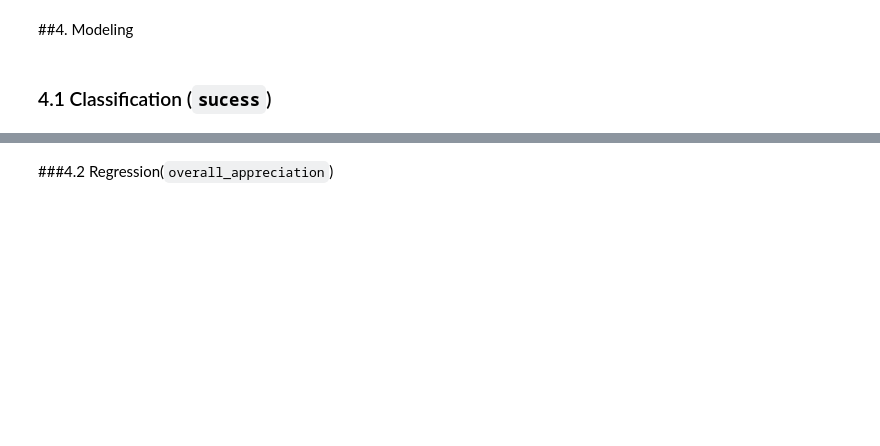
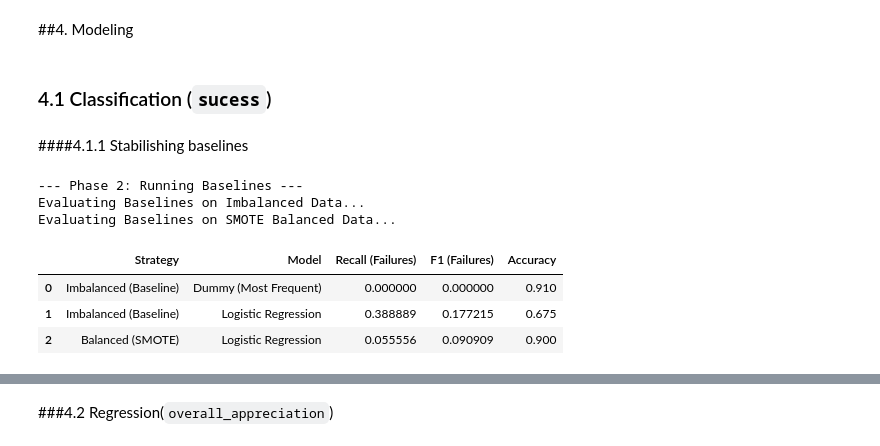
Before and after one commit to freitas-oa/Computer-Vision, a Jupyter notebook: Food_acceptance_project.ipynb, the cells around one changed output, grey strips where cells are left out. Drawn from its saved outputs; the diff is of its cells as text; code cells hidden in the pictures; blank space fills up the shorter version.

```diff
--- a/Food_acceptance_project.ipynb
+++ b/Food_acceptance_project.ipynb
@@ -782,3 +830,66 @@ Balanced Train shape: (2952, 97) | Class Dist: {0: 1476, 1: 1476}
 ##4. Modeling
 # %% [markdown]
 ### 4.1 Classification (`sucess`)
+# %% [markdown]
+####4.1.1 Stabilishing baselines
+# %%
+import pandas as pd
+import numpy as np
+from sklearn.dummy import DummyClassifier
+from sklearn.linear_model import LogisticRegression
+from sklearn.metrics import f1_score, recall_score, accuracy_score, average_precision_score
+
+# 1. Define Baseline Models
+# Logistic Regression: Added class_weight='balanced' for the imbalanced run
+baseline_models = {
+    "Dummy (Most Frequent)": DummyClassifier(strategy='most_frequent'),
+    "Logistic Regression": LogisticRegression(max_iter=1000, class_weight='balanced', random_state=42)
+}
+
+baseline_results = []
+
+print("--- Phase 2: Running Baselines ---")
+
+# A. Run on Imbalanced (Raw) Training Data
+print("Evaluating Baselines on Imbalanced Data...")
+for name, model in baseline_models.items():
+    model.fit(X_train_df, y_train_class)
+    y_pred = model.predict(X_val_df)
+
+    baseline_results.append({
+        "Strategy": "Imbalanced (Baseline)",
+        "Model": name,
+        "Recall (Failures)": recall_score(y_val_class, y_pred, pos_label=0),
+        "F1 (Failures)": f1_score(y_val_class, y_pred, pos_label=0),
+        "Accuracy": accuracy_score(y_val_class, y_pred)
+    })
+
+# B. Run on Balanced (SMOTE) Training Data
+print("Evaluating Baselines on SMOTE Balanced Data...")
+for name, model in baseline_models.items():
+    if "Dummy" in name: continue # Skip Dummy for SMOTE
+
+    # Create clean instance (remove class_weight since data is balanced)
+    clean_model = LogisticRegression(max_iter=1000, random_state=42)
+    clean_model.fit(X_train_bal, y_train_bal)
+    y_pred = clean_model.predict(X_val_df)
+
+    baseline_results.append({
+        "Strategy": "Balanced (SMOTE)",
+        "Model": name,
+        "Recall (Failures)": recall_score(y_val_class, y_pred, pos_label=0),
+        "F1 (Failures)": f1_score(y_val_class, y_pred, pos_label=0),
+        "Accuracy": accuracy_score(y_val_class, y_pred)
+    })
+
+# Display
+df_baselines = pd.DataFrame(baseline_results)
+display(df_baselines)
+# %% [output]
+--- Phase 2: Running Baselines ---
+Evaluating Baselines on Imbalanced Data...
+Evaluating Baselines on SMOTE Balanced Data...
+|  | Strategy | Model | Recall (Failures) | F1 (Failures) | Accuracy |
+| 0 | Imbalanced (Baseline) | Dummy (Most Frequent) | 0.000000 | 0.000000 | 0.910 |
+| 1 | Imbalanced (Baseline) | Logistic Regression | 0.388889 | 0.177215 | 0.675 |
+| 2 | Balanced (SMOTE) | Logistic Regression | 0.055556 | 0.090909 | 0.900 |
```
Also changed, not shown: parts of 39 cells of this notebook.
